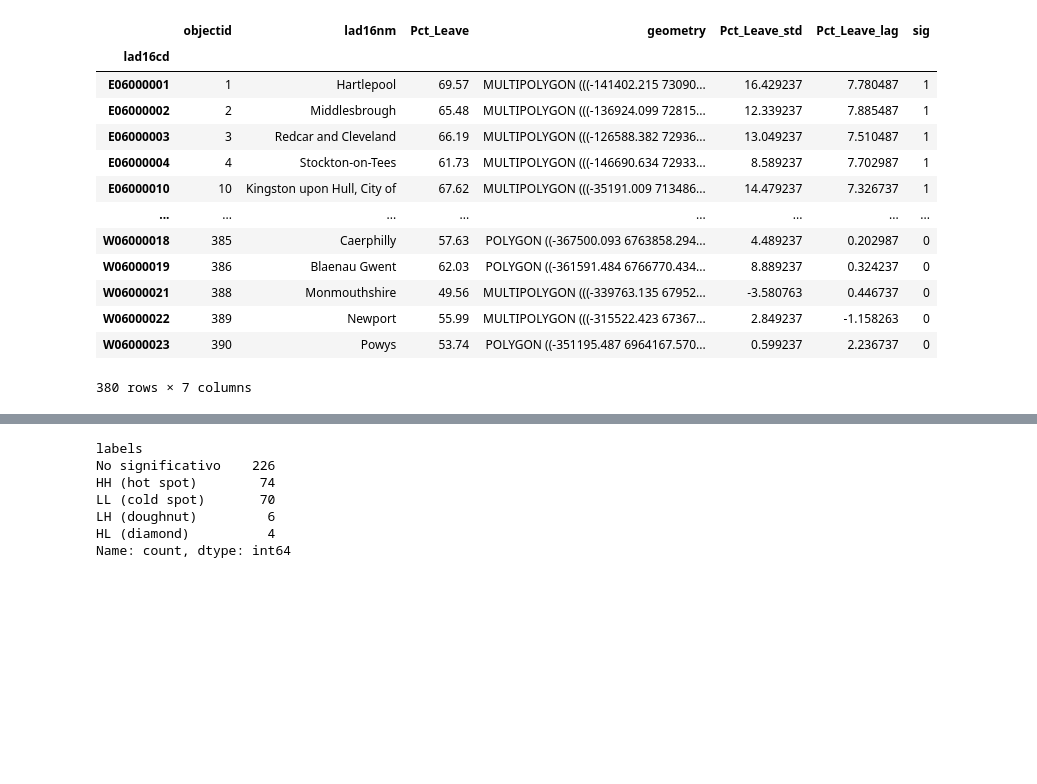
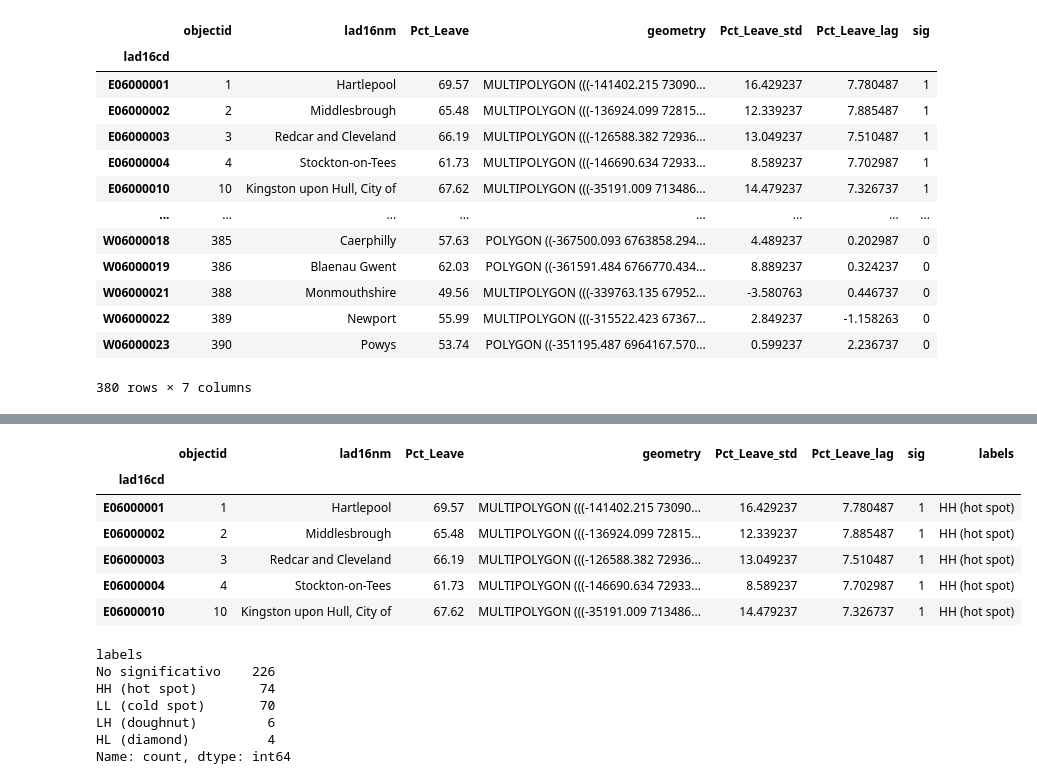
Before and after one commit to daniopitz/geodata, a Jupyter notebook: 05_autocorrelacion_local.ipynb, the cells around one changed output, grey strips where cells are left out. Saved outputs shown, nothing was run; the diff lists cells and outputs as text; code cells hidden in the pictures; blank space fills up the shorter version.

```diff
--- a/05_autocorrelacion_local.ipynb
+++ b/05_autocorrelacion_local.ipynb
@@ -262,17 +262,3 @@ db
 | W06000022 | 389 | Newport | 55.99 | MULTIPOLYGON (((-315522.423 67367... | 2.849237 | -1.158263 | 0 |
 | W06000023 | 390 | Powys | 53.74 | POLYGON ((-351195.487 6964167.570... | 0.599237 | 2.236737 | 0 |
 380 rows × 7 columns
-# %%
-# 0 = no significativo, 1=HH, 2=LH, 3=LL, 4=HL
-db["spots"] = lisa.q * sig
-
-# Etiquetas legibles
-spots_labels = {
-    0: "No significativo",
-    1: "HH (hot spot)",
-    2: "LH (doughnut)",
-    3: "LL (cold spot)",
-    4: "HL (diamond)",
-}
-db["labels"] = db["spots"].map(spots_labels)
-db.head()
@@ -287,3 +265,25 @@ db.head()
+# %%
+# Por defecto, todas las comunas parten como "No significativo"
+db["labels"] = "No significativo"
+
+# Máscara de significancia
+sig = lisa.p_sim < 0.05
+
+# Sobre-escribir solo las comunas significativas, una categoría a la vez
+db.loc[sig & (lisa.q == 1), "labels"] = "HH (hot spot)"
+db.loc[sig & (lisa.q == 2), "labels"] = "LH (doughnut)"
+db.loc[sig & (lisa.q == 3), "labels"] = "LL (cold spot)"
+db.loc[sig & (lisa.q == 4), "labels"] = "HL (diamond)"
+
+db.head()
+# %% [output]
+|  | objectid | lad16nm | Pct_Leave | geometry | Pct_Leave_std | Pct_Leave_lag | sig | labels |
+| lad16cd |  |  |  |  |  |  |  |  |
+| E06000001 | 1 | Hartlepool | 69.57 | MULTIPOLYGON (((-141402.215 73090... | 16.429237 | 7.780487 | 1 | HH (hot spot) |
+| E06000002 | 2 | Middlesbrough | 65.48 | MULTIPOLYGON (((-136924.099 72815... | 12.339237 | 7.885487 | 1 | HH (hot spot) |
+| E06000003 | 3 | Redcar and Cleveland | 66.19 | MULTIPOLYGON (((-126588.382 72936... | 13.049237 | 7.510487 | 1 | HH (hot spot) |
+| E06000004 | 4 | Stockton-on-Tees | 61.73 | MULTIPOLYGON (((-146690.634 72933... | 8.589237 | 7.702987 | 1 | HH (hot spot) |
+| E06000010 | 10 | Kingston upon Hull, City of | 67.62 | MULTIPOLYGON (((-35191.009 713486... | 14.479237 | 7.326737 | 1 | HH (hot spot) |
 # %%
 db["labels"].value_counts()
 # %% [output]
```
Also changed, not shown: parts of 1 cell of this notebook.
